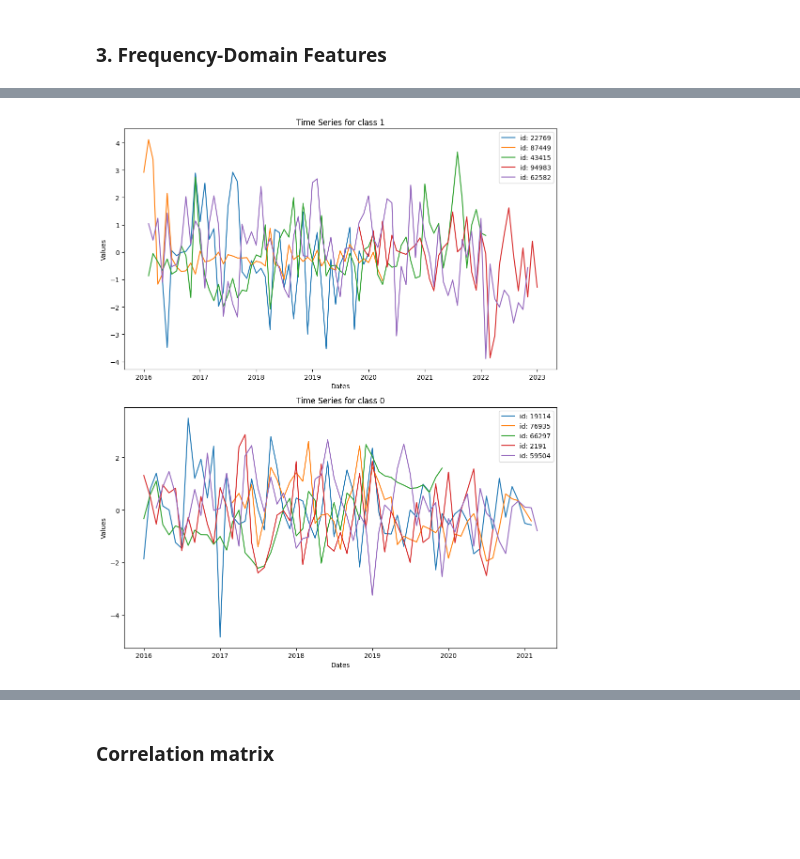
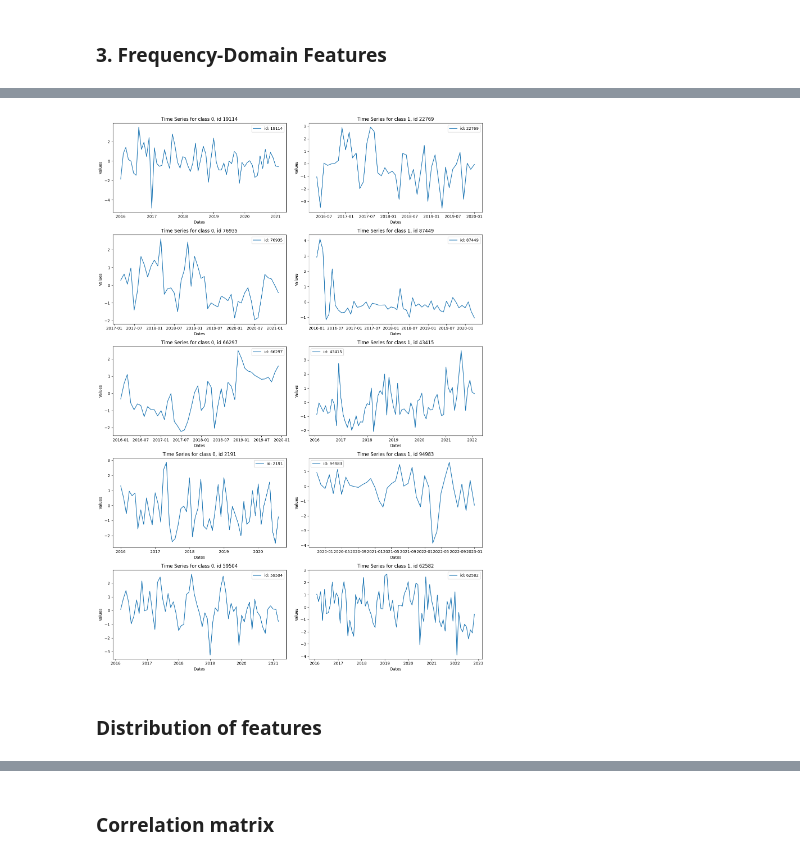
Before and after one commit to aliskadmitr/VK-Internship, a Jupyter notebook: notebooks/EDA.ipynb, the cells around one changed output, grey strips where cells are left out. Drawn from its saved outputs; the diff is of its cells as text; code cells hidden in the pictures; blank space fills up the shorter version.

```diff
--- a/notebooks/EDA.ipynb
+++ b/notebooks/EDA.ipynb
@@ -276,3 +301,5 @@ print(train_stat_corr['autocorr_sign'].unique())
+# %%
+train_stat_corr['autocorr_sign'] = train_stat_corr['autocorr_sign'].replace(-1, 0)
 # %% [markdown]
 ### 3. Frequency-Domain Features
 # %%
@@ -326,27 +348,60 @@ IndexError: tuple index out of range
 # %%
-class_1_ids = train_stat_corr[train_stat_corr['label'] == 1]['id'].unique()[:5]  # Берем 3 id для класса 1
-class_0_ids = train_stat_corr[train_stat_corr['label'] == 0]['id'].unique()[:5]  # Берем 3 id для класса 0
+# class_1_ids = train_stat_corr[train_stat_corr['label'] == 1]['id'].unique()[:5]
+# class_0_ids = train_stat_corr[train_stat_corr['label'] == 0]['id'].unique()[:5]
+
+# def plot_time_series_for_ids(ids, class_label, ax):
+#     for i in ids:
+#         subset = train_stat_corr[train_stat_corr['id'] == i]
+#         ax.plot(subset['dates'], subset['values'], label=f'id: {i}')
+
+#     ax.set_title(f'Time Series for class {class_label}')
+#     ax.set_xlabel('Dates')
+#     ax.set_ylabel('Values')
+#     ax.legend()
+
+# fig, axs = plt.subplots(2, 1, figsize=(10, 12))
+
+# # График для класса 1
+# plot_time_series_for_ids(class_1_ids, class_label=1, ax=axs[0])
+
+# # График для класса 0
+# plot_time_series_for_ids(class_0_ids, class_label=0, ax=axs[1])
+
+# plt.tight_layout()
+# plt.show()
+
+class_1_ids = train_stat_corr[train_stat_corr['label'] == 1]['id'].unique()[:5]
+class_0_ids = train_stat_corr[train_stat_corr['label'] == 0]['id'].unique()[:5]
 
 def plot_time_series_for_ids(ids, class_label, ax):
     for i in ids:
         subset = train_stat_corr[train_stat_corr['id'] == i]
         ax.plot(subset['dates'], subset['values'], label=f'id: {i}')
 
     ax.set_title(f'Time Series for class {class_label}')
     ax.set_xlabel('Dates')
     ax.set_ylabel('Values')
     ax.legend()
 
-# Построение графиков
-fig, axs = plt.subplots(2, 1, figsize=(10, 12))
+fig, axs = plt.subplots(5, 2, figsize=(14, 20))
 
-# График для класса 1
-plot_time_series_for_ids(class_1_ids, class_label=1, ax=axs[0])
+for i, ax in enumerate(axs[:, 0]):
+    subset = train_stat_corr[train_stat_corr['id'] == class_0_ids[i]]
+    ax.plot(subset['dates'], subset['values'], label=f'id: {class_0_ids[i]}')
+    ax.set_title(f'Time Series for class 0, id {class_0_ids[i]}')
+    ax.set_xlabel('Dates')
+    ax.set_ylabel('Values')
+    ax.legend()
 
-# График для класса 0
-plot_time_series_for_ids(class_0_ids, class_label=0, ax=axs[1])
+for i, ax in enumerate(axs[:, 1]):
+    subset = train_stat_corr[train_stat_corr['id'] == class_1_ids[i]]
+    ax.plot(subset['dates'], subset['values'], label=f'id: {class_1_ids[i]}')
+    ax.set_title(f'Time Series for class 1, id {class_1_ids[i]}')
+    ax.set_xlabel('Dates')
+    ax.set_ylabel('Values')
+    ax.legend()
 
 plt.tight_layout()
 plt.show()
 # %% [output]
-[figure, old version]
+[figure, new version]
@@ -355,0 +408,2 @@ plt.show()
+# %% [markdown]
+### Distribution of features
```
Also changed, not shown: parts of 22 cells of this notebook.
